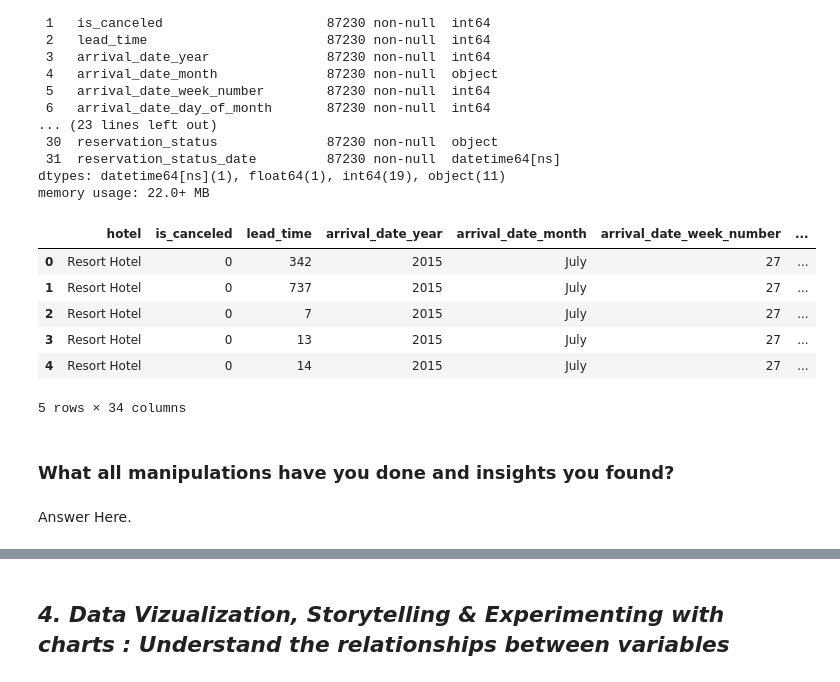
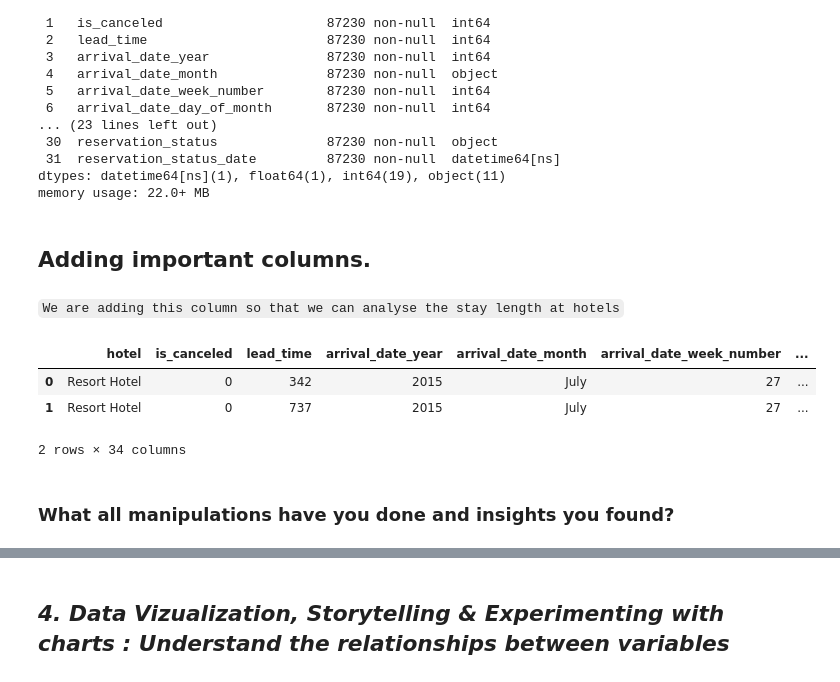
Before and after one commit to JNSDKV/EDA-HOTEL-ANALYSIS, a Jupyter notebook: EDA_HOTEL_BOOKING.ipynb, the cells around one changed output, grey strips where cells are left out. Drawn from its saved outputs; the diff is of its cells as text; code cells hidden in the pictures.

```diff
--- a/EDA_HOTEL_BOOKING.ipynb
+++ b/EDA_HOTEL_BOOKING.ipynb
@@ -88,6 +94,6 @@ import plotly.express as px
 # %%
 # Load Dataset
-df = pd.read_csv('/content/Hotel Bookings (4).csv')
+df = pd.read_csv('/content/drive/MyDrive/Hotel Bookings (4).csv')
 # %% [markdown]
 ### Dataset First View
 # %%
@@ -320,8 +446,7 @@ df1[df1['adults']+df1['babies']+df1['children'] == 0].shape
 df1[['children', 'company', 'agent']] = df1[['children', 'company', 'agent']].astype('int64')
 # %%
 # changing datatype of column 'reservation_status_date' to data_type.
-#df1['reservation_status_date'] = pd.to_datetime(df1['reservation_status_date'], format = '%Y-%m-%d')
-df1['reservation_status_date'] = pd.to_datetime(df1['reservation_status_date'])
+df1['reservation_status_date'] = pd.to_datetime(df1['reservation_status_date'], format = '%Y-%m-%d')
 # %%
 df1.info()
 # %% [output]
@@ -342,23 +467,22 @@ Data columns (total 32 columns):
  31  reservation_status_date         87230 non-null  datetime64[ns]
 dtypes: datetime64[ns](1), float64(1), int64(19), object(11)
 memory usage: 22.0+ MB
+# %% [markdown]
+## **Adding important columns.**
 # %%
 # Adding total staying days in hotels
 df1['total_stay'] = df1['stays_in_weekend_nights']+df1['stays_in_week_nights']
 # %%
 # Adding total people num as column, i.e. total people num = num of adults + children + babies
 df1['total_people'] = df1['adults']+df1['children']+df1['babies']
+# %% [markdown]
+`We are adding this column so that we can analyse the stay length at hotels`
 # %%
-df1.head()
+df1.head(2)
 # %% [output]
 |  | hotel | is_canceled | lead_time | arrival_date_year | arrival_date_month | arrival_date_week_number | ... |
 | 0 | Resort Hotel | 0 | 342 | 2015 | July | 27 | ... |
 | 1 | Resort Hotel | 0 | 737 | 2015 | July | 27 | ... |
-| 2 | Resort Hotel | 0 | 7 | 2015 | July | 27 | ... |
-| 3 | Resort Hotel | 0 | 13 | 2015 | July | 27 | ... |
-| 4 | Resort Hotel | 0 | 14 | 2015 | July | 27 | ... |
-5 rows × 34 columns
+2 rows × 34 columns
 # %% [markdown]
 ### What all manipulations have you done and insights you found?
-# %% [markdown]
-Answer Here.
```
Also changed, not shown: parts of 75 cells of this notebook.
